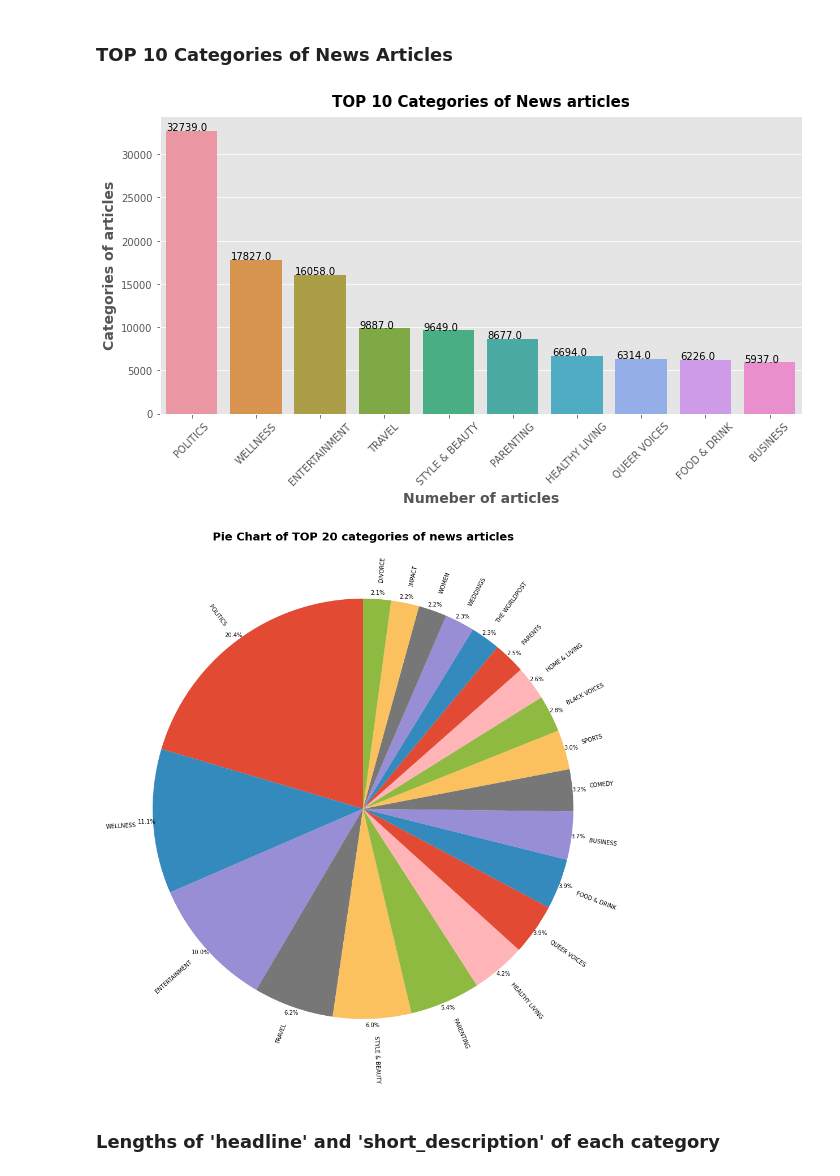
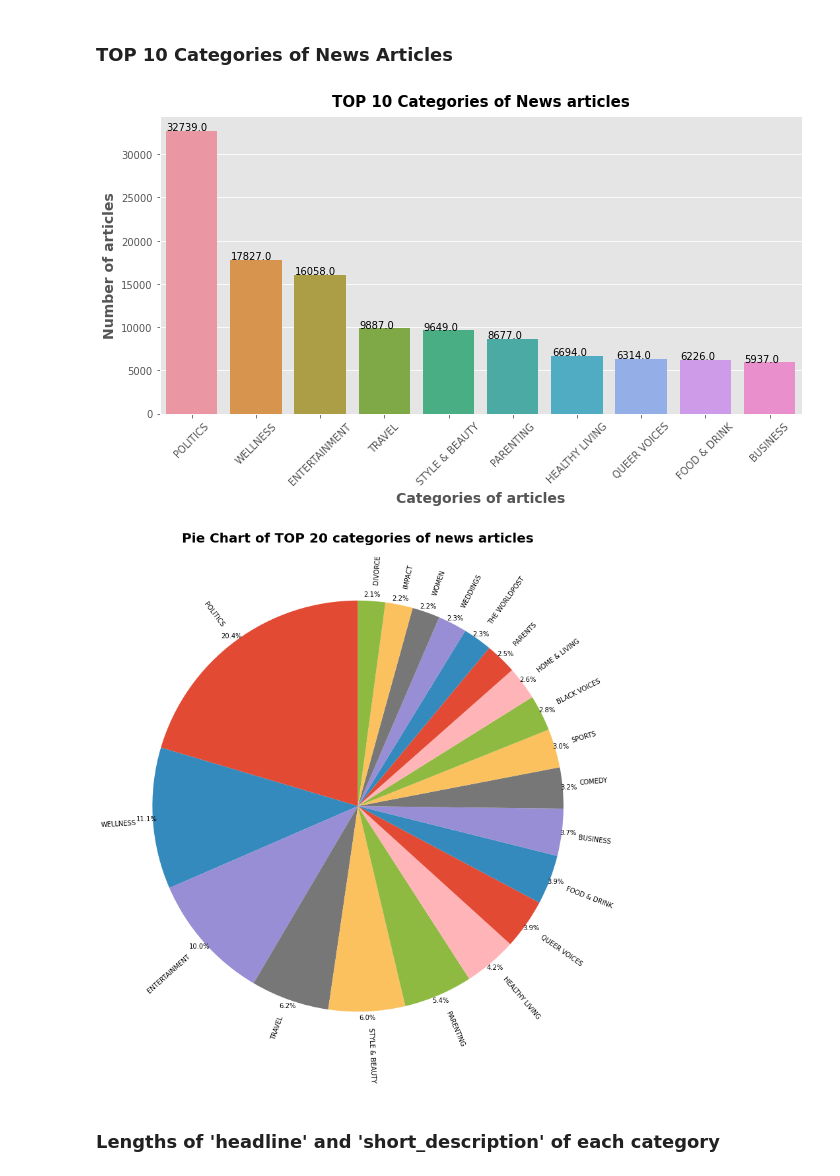
Before and after one commit to avikumart/Natural-language-processing, a Jupyter notebook: nlp-news-articles-classif-wordembeddings-rnn.ipynb, the cells around one changed output. Drawn from its saved outputs; the diff is of its cells as text; code cells hidden in the pictures.

Commit message:
Kaggle Notebook | [NLP]News_articles_classif (Wordembeddings&RNN)📰 | Version 4

```diff
--- a/nlp-news-articles-classif-wordembeddings-rnn.ipynb
+++ b/nlp-news-articles-classif-wordembeddings-rnn.ipynb
@@ -167,28 +168,28 @@ ax = sns.barplot(np.array(cat_df.news_classes)[:10], np.array(cat_df.numcat)[:10
 for p in ax.patches:
     ax.annotate(p.get_height(), (p.get_x()+0.01, p.get_height() + 50))
 plt.title("TOP 10 Categories of News articles", size=15)
-plt.xlabel("Numeber of articles", size=14)
+plt.xlabel("Categories of articles", size=14)
 plt.xticks(rotation=45)
-plt.ylabel("Categories of articles", size=14)
+plt.ylabel("Number of articles", size=14)
 plt.show()
 # %% [output]
-[figure, old version]
+[figure, new version]
 # %%
 # plot the pie chart of top 20 categories of news articles
-fig = plt.figure(figsize=(14,14))
+fig = plt.figure(figsize=(12,12))
 A = plt.pie(cat_df['numcat'][:20],
             labels=cat_df['news_classes'][:20],
             autopct='%1.1f%%',
             startangle=90,
             labeldistance=1.08,
             pctdistance=1.03,
             rotatelabels=45
             )
 
 plt.title("Pie Chart of TOP 20 categories of news articles", size=20, weight='bold')
 plt.show()
 # %% [output]
-[figure, old version]
+[figure, new version]
 # %% [markdown]
 ### Lengths of 'headline' and 'short_description' of each category
 # %%
```
Also changed, not shown: parts of 12 cells of this notebook.
